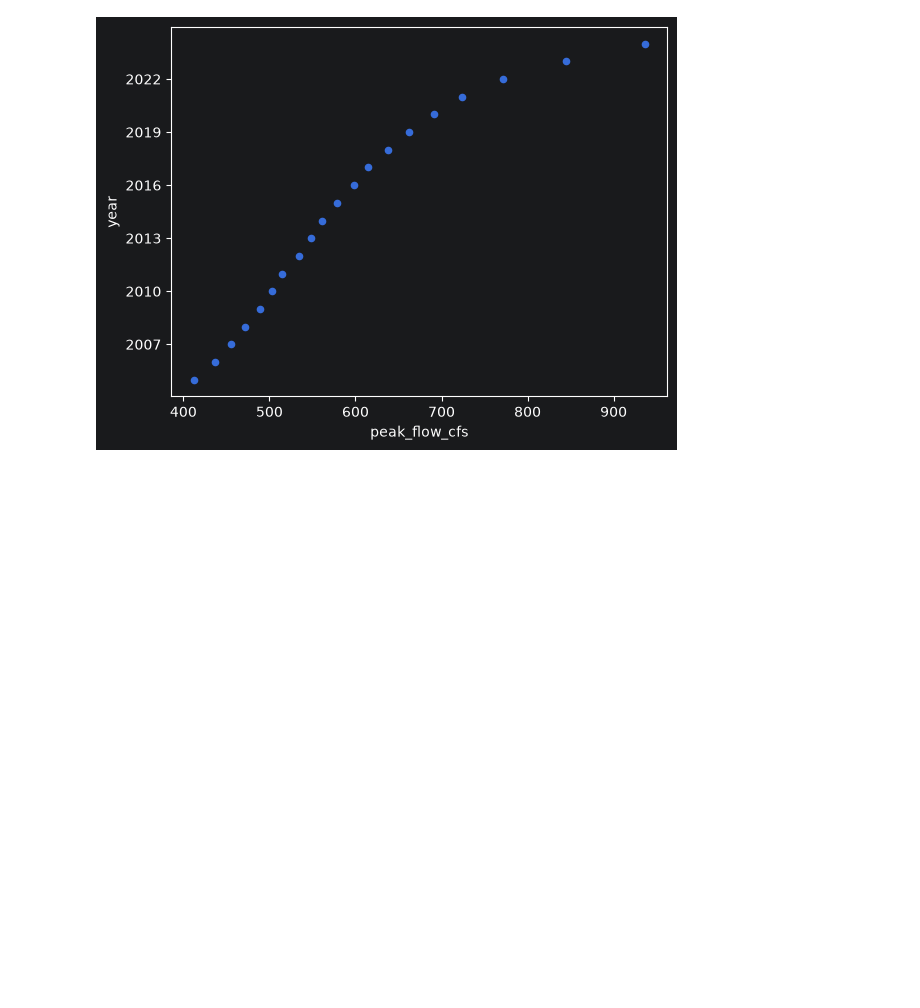
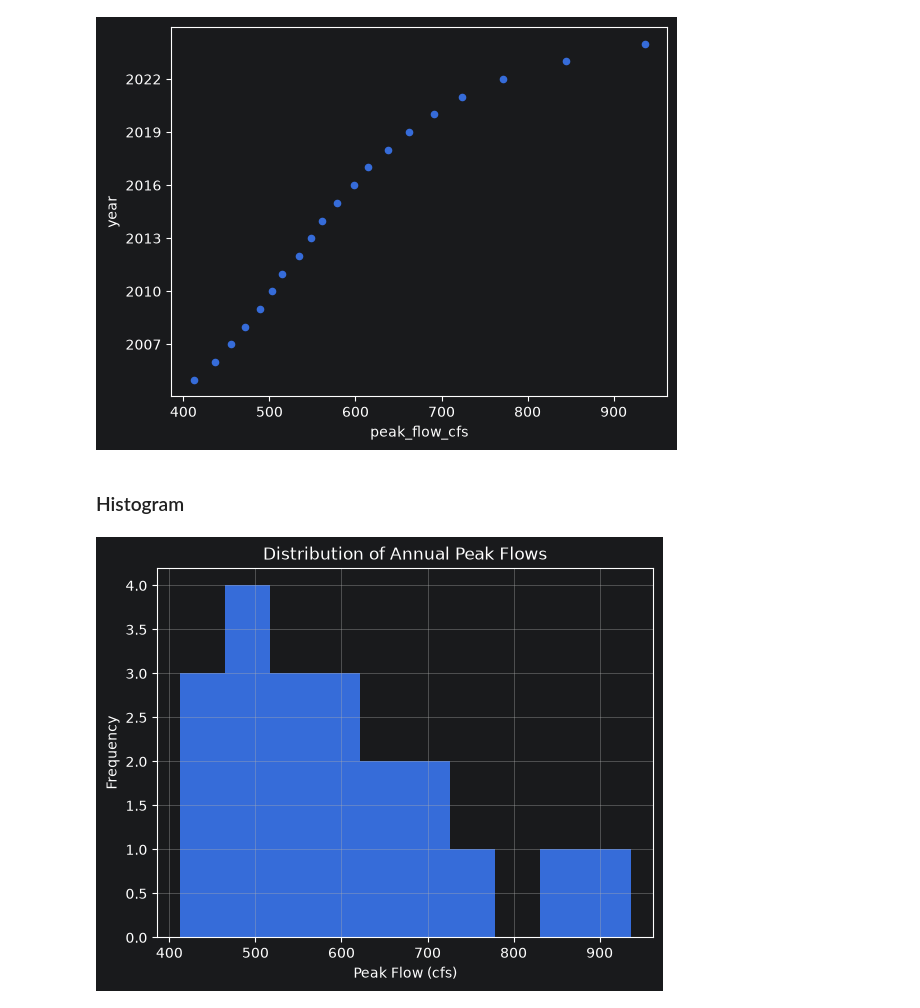
Before and after one commit to Brice-Engineering-Projects/applied-statistics-infrastructure-analytics, a Jupyter notebook: notebooks/00_pdf_cdf/lesson_00.ipynb, the cells around one changed output. Drawn from its saved outputs; the diff is of its cells as text; code cells hidden in the pictures; blank space fills up the shorter version.

```diff
--- a/notebooks/00_pdf_cdf/lesson_00.ipynb
+++ b/notebooks/00_pdf_cdf/lesson_00.ipynb
@@ -128,3 +130,13 @@ ax.yaxis.set_major_locator(MaxNLocator(integer=True))
 plt.show()
 # %% [output]
 [figure]
+# %% [markdown]
+### Histogram
+# %%
+df['peak_flow_cfs'].hist(bins=10)
+plt.xlabel("Peak Flow (cfs)")
+plt.ylabel("Frequency")
+plt.title("Distribution of Annual Peak Flows")
+plt.show()
+# %% [output]
+[figure, added]
```
Also changed, not shown: parts of 7 cells of this notebook.
